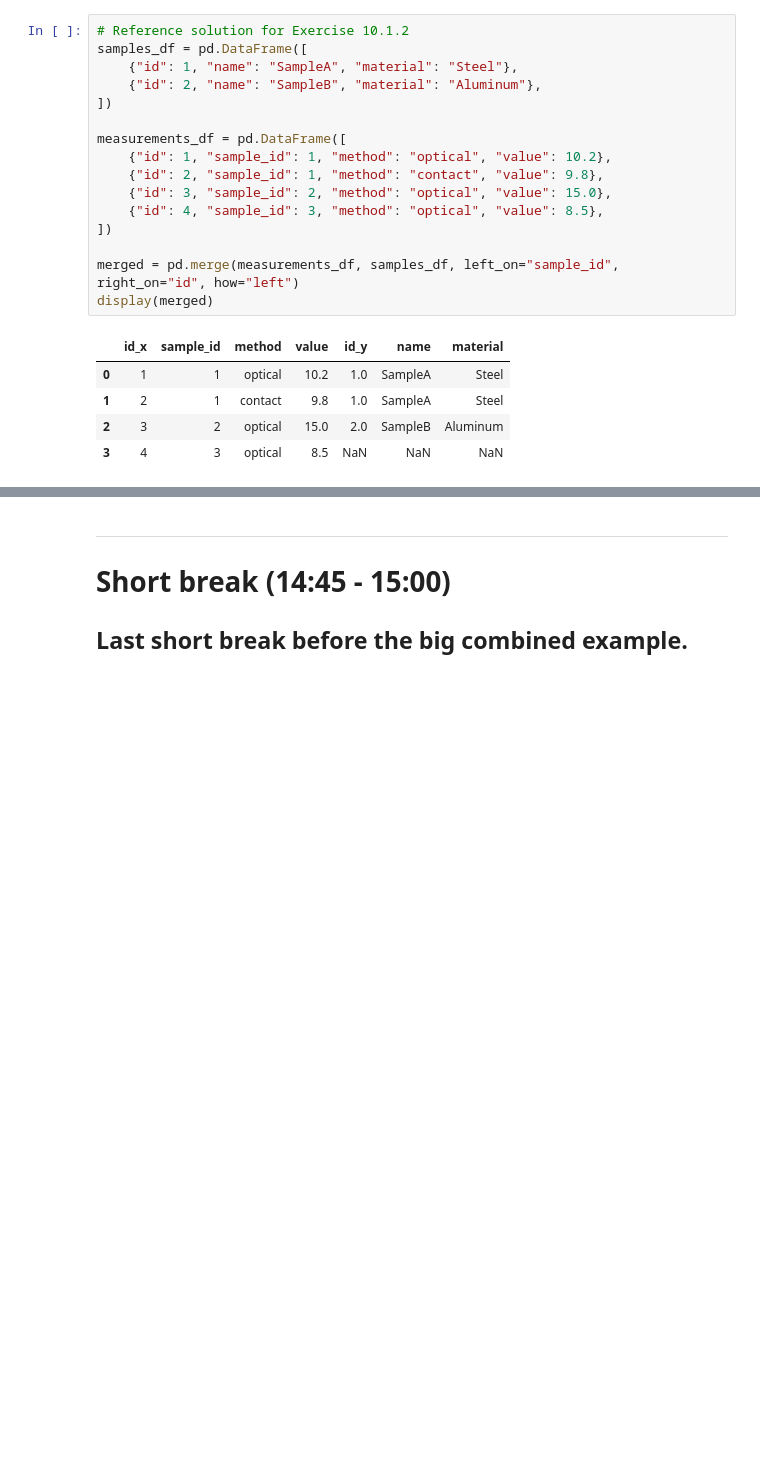
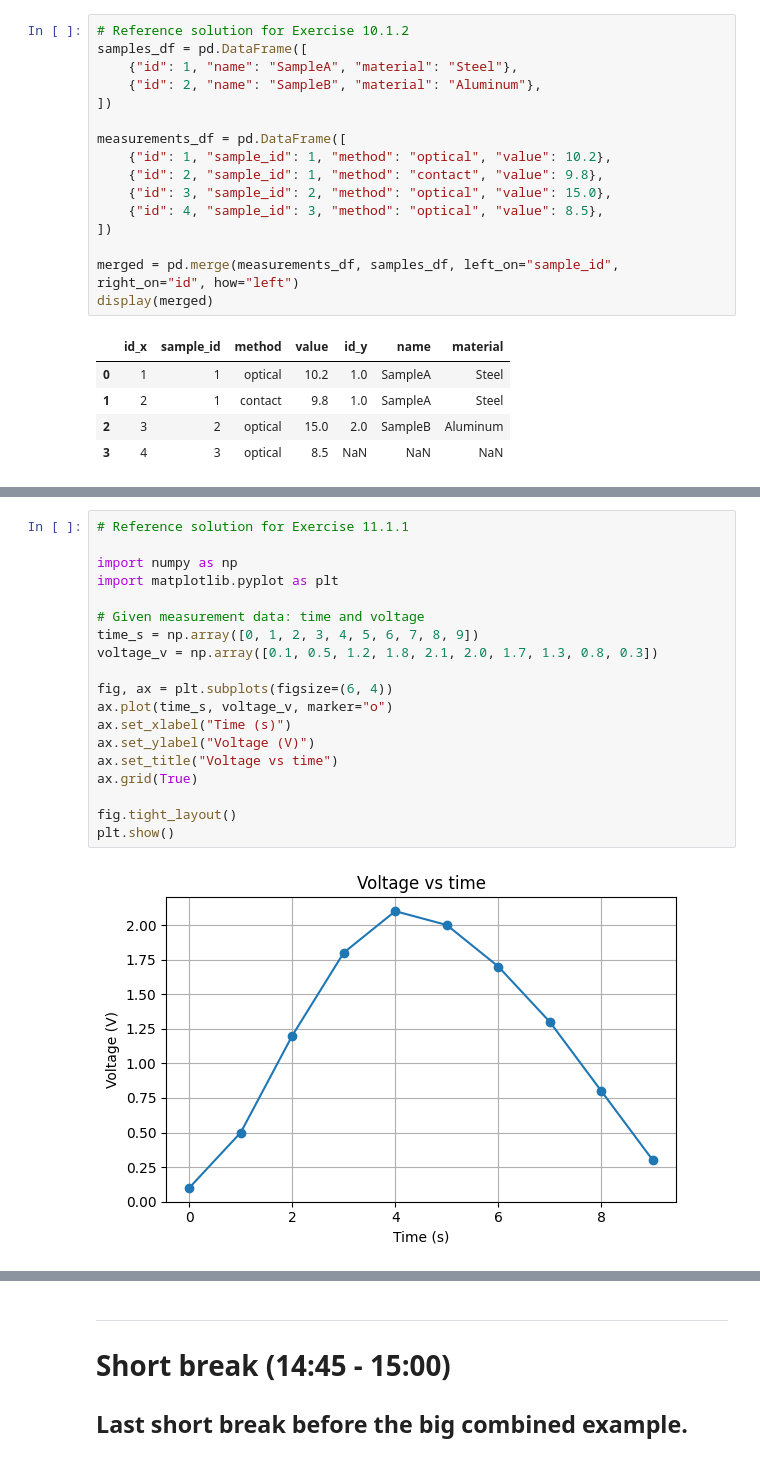
Before and after one commit to Artillence/python_advanced_course, a Jupyter notebook: day2_advanced_data_and_databases.ipynb, the cells around one changed output, grey strips where cells are left out. Drawn from its saved outputs; the diff is of its cells as text; blank space fills up the shorter version.

```diff
--- a/day2_advanced_data_and_databases.ipynb
+++ b/day2_advanced_data_and_databases.ipynb
@@ -1733,0 +3250,21 @@ plt.show()
+# %%
+# Reference solution for Exercise 11.1.1
+
+import numpy as np
+import matplotlib.pyplot as plt
+
+# Given measurement data: time and voltage
+time_s = np.array([0, 1, 2, 3, 4, 5, 6, 7, 8, 9])
+voltage_v = np.array([0.1, 0.5, 1.2, 1.8, 2.1, 2.0, 1.7, 1.3, 0.8, 0.3])
+
+fig, ax = plt.subplots(figsize=(6, 4))
+ax.plot(time_s, voltage_v, marker="o")
+ax.set_xlabel("Time (s)")
+ax.set_ylabel("Voltage (V)")
+ax.set_title("Voltage vs time")
+ax.grid(True)
+
+fig.tight_layout()
+plt.show()
+# %% [output]
+[figure, added]
```
Also changed, not shown: parts of 63 cells of this notebook, 2 other files.
